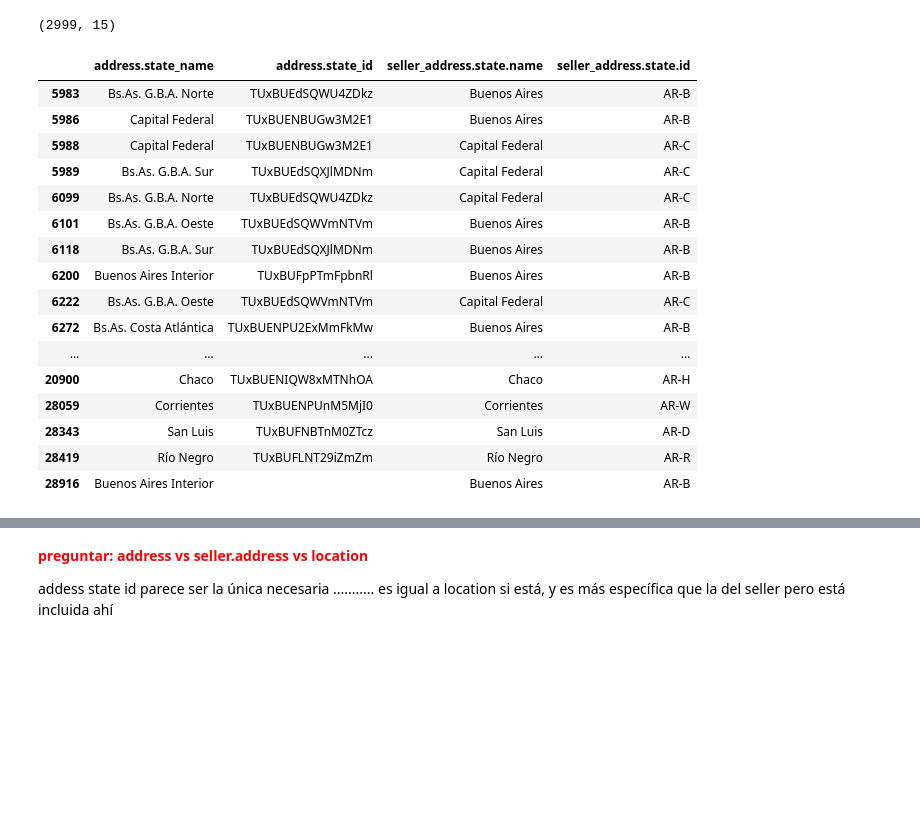
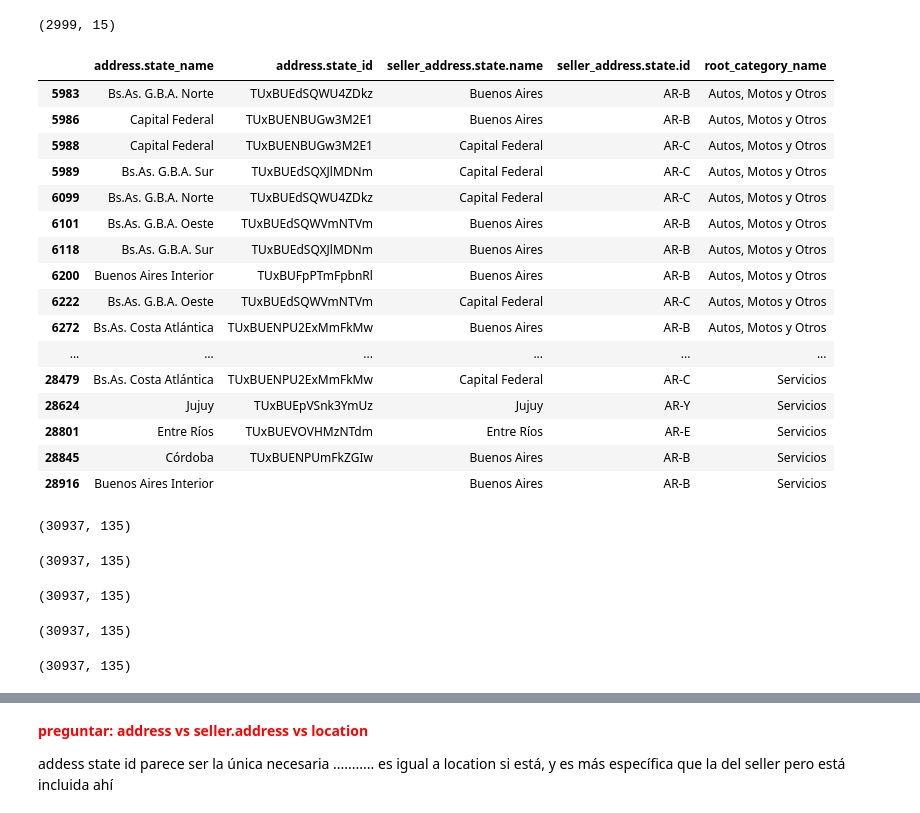
Before and after one commit to onofricamila/DSChallengeMELI, a Jupyter notebook: (1) Exploracion y analisis/EDA Publicaciones con descuento.ipynb, the cells around one changed output, grey strips where cells are left out. Cells and saved outputs as stored; diff of their text form; code cells hidden in the pictures; blank space fills up the shorter version.

Commit message:
analisis address

```diff
--- a/(1) Exploracion y analisis/EDA Publicaciones con descuento.ipynb
+++ b/(1) Exploracion y analisis/EDA Publicaciones con descuento.ipynb
@@ -472,24 +472,51 @@ df[
 (2999, 15)
 # %%
 df[
-    (~df["seller_address.state.id"].isna()) &
-    (df["seller_address.state.id"] != df["address.state_id"])
-][["address.state_name", "address.state_id", "seller_address.state.name", "seller_address.state.id"]].drop_duplicates()
+    df["seller_address.state.id"] != df["address.state_id"]
+][["address.state_name", "address.state_id", "seller_address.state.name", "seller_address.state.id", "root_category_name"]].drop_duplicates()
 # %% [output]
-|  | address.state_name | address.state_id | seller_address.state.name | seller_address.state.id |
-| 5983 | Bs.As. G.B.A. Norte | TUxBUEdSQWU4ZDkz | Buenos Aires | AR-B |
-| 5986 | Capital Federal | TUxBUENBUGw3M2E1 | Buenos Aires | AR-B |
-| 5988 | Capital Federal | TUxBUENBUGw3M2E1 | Capital Federal | AR-C |
-| 5989 | Bs.As. G.B.A. Sur | TUxBUEdSQXJlMDNm | Capital Federal | AR-C |
-| 6099 | Bs.As. G.B.A. Norte | TUxBUEdSQWU4ZDkz | Capital Federal | AR-C |
-| 6101 | Bs.As. G.B.A. Oeste | TUxBUEdSQWVmNTVm | Buenos Aires | AR-B |
-| 6118 | Bs.As. G.B.A. Sur | TUxBUEdSQXJlMDNm | Buenos Aires | AR-B |
-| 6200 | Buenos Aires Interior | TUxBUFpPTmFpbnRl | Buenos Aires | AR-B |
-| 6222 | Bs.As. G.B.A. Oeste | TUxBUEdSQWVmNTVm | Capital Federal | AR-C |
-| 6272 | Bs.As. Costa Atlántica | TUxBUENPU2ExMmFkMw | Buenos Aires | AR-B |
-| ... | ... | ... | ... | ... |
-| 20900 | Chaco | TUxBUENIQW8xMTNhOA | Chaco | AR-H |
-| 28059 | Corrientes | TUxBUENPUnM5MjI0 | Corrientes | AR-W |
-| 28343 | San Luis | TUxBUFNBTnM0ZTcz | San Luis | AR-D |
-| 28419 | Río Negro | TUxBUFLNT29iZmZm | Río Negro | AR-R |
-| 28916 | Buenos Aires Interior |  | Buenos Aires | AR-B |
+|  | address.state_name | address.state_id | seller_address.state.name | seller_address.state.id | root_category_name |
+| 5983 | Bs.As. G.B.A. Norte | TUxBUEdSQWU4ZDkz | Buenos Aires | AR-B | Autos, Motos y Otros |
+| 5986 | Capital Federal | TUxBUENBUGw3M2E1 | Buenos Aires | AR-B | Autos, Motos y Otros |
+| 5988 | Capital Federal | TUxBUENBUGw3M2E1 | Capital Federal | AR-C | Autos, Motos y Otros |
+| 5989 | Bs.As. G.B.A. Sur | TUxBUEdSQXJlMDNm | Capital Federal | AR-C | Autos, Motos y Otros |
+| 6099 | Bs.As. G.B.A. Norte | TUxBUEdSQWU4ZDkz | Capital Federal | AR-C | Autos, Motos y Otros |
+| 6101 | Bs.As. G.B.A. Oeste | TUxBUEdSQWVmNTVm | Buenos Aires | AR-B | Autos, Motos y Otros |
+| 6118 | Bs.As. G.B.A. Sur | TUxBUEdSQXJlMDNm | Buenos Aires | AR-B | Autos, Motos y Otros |
+| 6200 | Buenos Aires Interior | TUxBUFpPTmFpbnRl | Buenos Aires | AR-B | Autos, Motos y Otros |
+| 6222 | Bs.As. G.B.A. Oeste | TUxBUEdSQWVmNTVm | Capital Federal | AR-C | Autos, Motos y Otros |
+| 6272 | Bs.As. Costa Atlántica | TUxBUENPU2ExMmFkMw | Buenos Aires | AR-B | Autos, Motos y Otros |
+| ... | ... | ... | ... | ... | ... |
+| 28479 | Bs.As. Costa Atlántica | TUxBUENPU2ExMmFkMw | Capital Federal | AR-C | Servicios |
+| 28624 | Jujuy | TUxBUEpVSnk3YmUz | Jujuy | AR-Y | Servicios |
+| 28801 | Entre Ríos | TUxBUEVOVHMzNTdm | Entre Ríos | AR-E | Servicios |
+| 28845 | Córdoba | TUxBUENPUmFkZGIw | Buenos Aires | AR-B | Servicios |
+| 28916 | Buenos Aires Interior |  | Buenos Aires | AR-B | Servicios |
+# %%
+df[
+    ~df["address.state_id"].isna()
+].shape
+# %% [output]
+(30937, 135)
+# %%
+df[
+    ~df["seller_address.state.id"].isna()
+].shape
+# %% [output]
+(30937, 135)
+# %%
+df.shape
+# %% [output]
+(30937, 135)
+# %%
+df[
+    ~df["location.latitude"].eq(" ")
+].shape
+# %% [output]
+(30937, 135)
+# %%
+df[
+    ~df["seller_address.latitude"].eq(" ")
+].shape
+# %% [output]
+(30937, 135)
```
Also changed, not shown: parts of 4 cells of this notebook.
